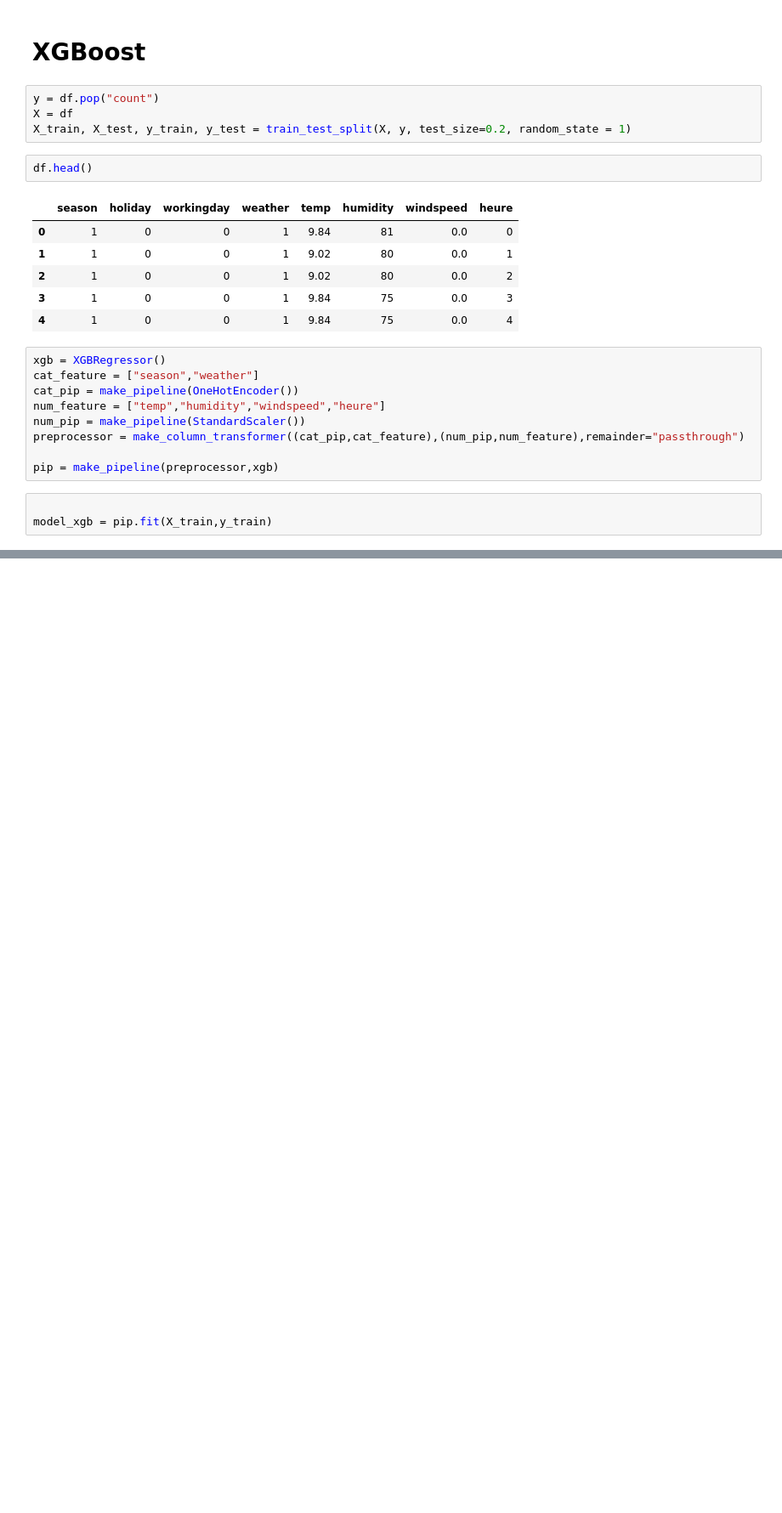
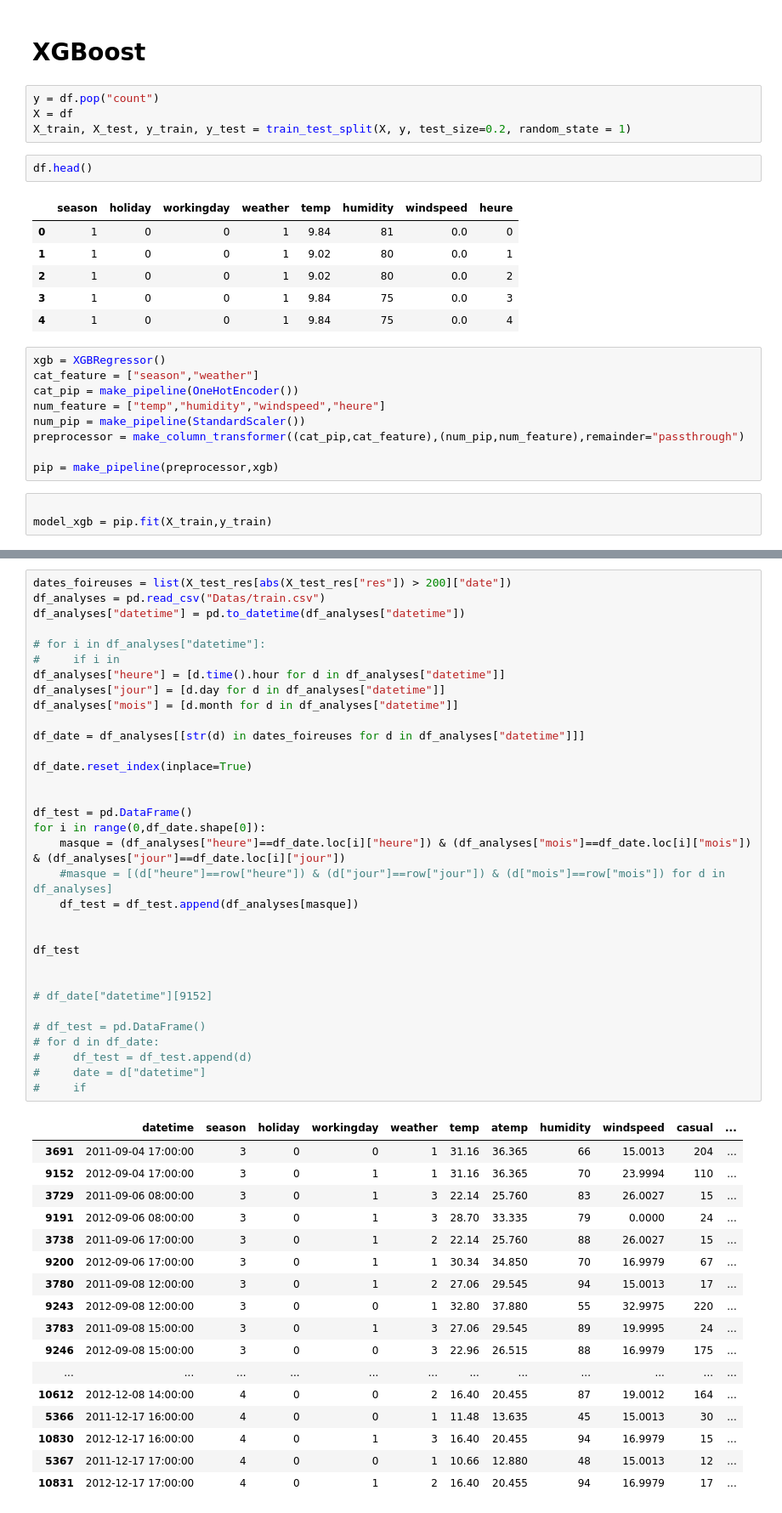
Before and after one commit to RudyBourez/Bike_Sharing, a Jupyter notebook: model_florian.ipynb, the cells around one changed output, grey strips where cells are left out. Shown at 85% size. Cells and saved outputs as stored; diff of their text form; blank space fills up the shorter version.

```diff
--- a/model_florian.ipynb
+++ b/model_florian.ipynb
@@ -110,0 +298,51 @@ plot_importance(model_xgb[1])
+# %%
+dates_foireuses = list(X_test_res[abs(X_test_res["res"]) > 200]["date"])
+df_analyses = pd.read_csv("Datas/train.csv")
+df_analyses["datetime"] = pd.to_datetime(df_analyses["datetime"])
+
+# for i in df_analyses["datetime"]:
+#     if i in
+df_analyses["heure"] = [d.time().hour for d in df_analyses["datetime"]]
+df_analyses["jour"] = [d.day for d in df_analyses["datetime"]]
+df_analyses["mois"] = [d.month for d in df_analyses["datetime"]]
+
+df_date = df_analyses[[str(d) in dates_foireuses for d in df_analyses["datetime"]]]
+
+df_date.reset_index(inplace=True)
+
+
+df_test = pd.DataFrame()
+for i in range(0,df_date.shape[0]):
+    masque = (df_analyses["heure"]==df_date.loc[i]["heure"]) & (df_analyses["mois"]==df_date.loc[i]["mois"]) & (df_analyses["jour"]==df_date.loc[i]["jour"])
+    #masque = [(d["heure"]==row["heure"]) & (d["jour"]==row["jour"]) & (d["mois"]==row["mois"]) for d in df_analyses]
+    df_test = df_test.append(df_analyses[masque])
+
+
+df_test
+
+
+# df_date["datetime"][9152]
+
+# df_test = pd.DataFrame()
+# for d in df_date:
+#     df_test = df_test.append(d)
+#     date = d["datetime"]
+#     if
+# %% [output]
+|  | datetime | season | holiday | workingday | weather | temp | atemp | humidity | windspeed | casual | ... |
+| 3691 | 2011-09-04 17:00:00 | 3 | 0 | 0 | 1 | 31.16 | 36.365 | 66 | 15.0013 | 204 | ... |
+| 9152 | 2012-09-04 17:00:00 | 3 | 0 | 1 | 1 | 31.16 | 36.365 | 70 | 23.9994 | 110 | ... |
+| 3729 | 2011-09-06 08:00:00 | 3 | 0 | 1 | 3 | 22.14 | 25.760 | 83 | 26.0027 | 15 | ... |
+| 9191 | 2012-09-06 08:00:00 | 3 | 0 | 1 | 3 | 28.70 | 33.335 | 79 | 0.0000 | 24 | ... |
+| 3738 | 2011-09-06 17:00:00 | 3 | 0 | 1 | 2 | 22.14 | 25.760 | 88 | 26.0027 | 15 | ... |
+| 9200 | 2012-09-06 17:00:00 | 3 | 0 | 1 | 1 | 30.34 | 34.850 | 70 | 16.9979 | 67 | ... |
+| 3780 | 2011-09-08 12:00:00 | 3 | 0 | 1 | 2 | 27.06 | 29.545 | 94 | 15.0013 | 17 | ... |
+| 9243 | 2012-09-08 12:00:00 | 3 | 0 | 0 | 1 | 32.80 | 37.880 | 55 | 32.9975 | 220 | ... |
+| 3783 | 2011-09-08 15:00:00 | 3 | 0 | 1 | 3 | 27.06 | 29.545 | 89 | 19.9995 | 24 | ... |
+| 9246 | 2012-09-08 15:00:00 | 3 | 0 | 0 | 3 | 22.96 | 26.515 | 88 | 16.9979 | 175 | ... |
+| ... | ... | ... | ... | ... | ... | ... | ... | ... | ... | ... | ... |
+| 10612 | 2012-12-08 14:00:00 | 4 | 0 | 0 | 2 | 16.40 | 20.455 | 87 | 19.0012 | 164 | ... |
+| 5366 | 2011-12-17 16:00:00 | 4 | 0 | 0 | 1 | 11.48 | 13.635 | 45 | 15.0013 | 30 | ... |
+| 10830 | 2012-12-17 16:00:00 | 4 | 0 | 1 | 3 | 16.40 | 20.455 | 94 | 16.9979 | 15 | ... |
+| 5367 | 2011-12-17 17:00:00 | 4 | 0 | 0 | 1 | 10.66 | 12.880 | 48 | 15.0013 | 12 | ... |
+| 10831 | 2012-12-17 17:00:00 | 4 | 0 | 1 | 2 | 16.40 | 20.455 | 94 | 16.9979 | 17 | ... |
```
Also changed, not shown: parts of 30 cells of this notebook, 3 other files.
